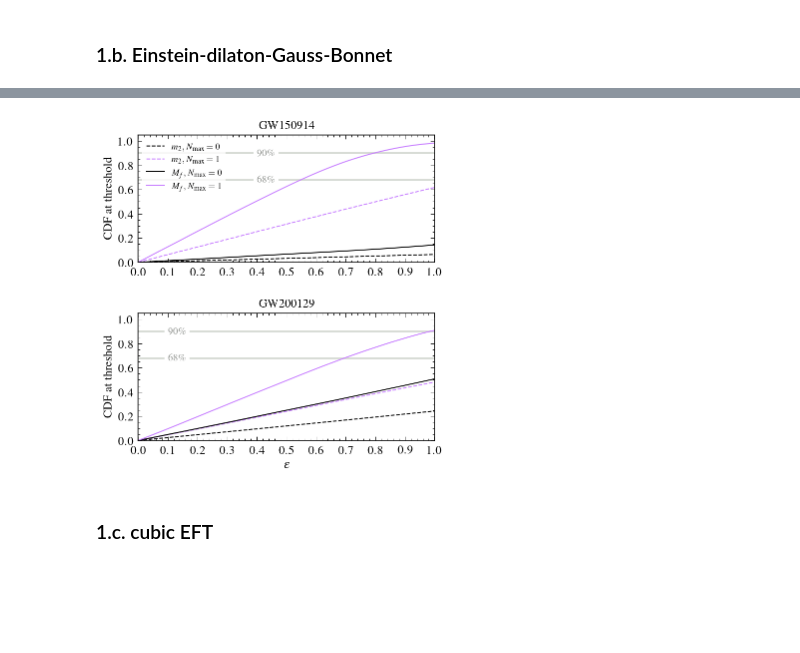
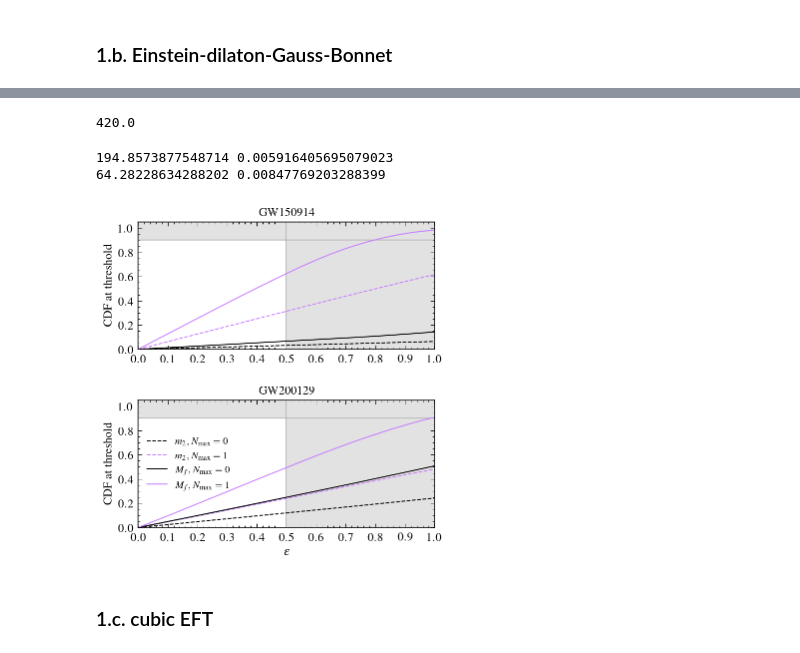
Before and after one commit to abhirup-ghosh/spinqnm, a Jupyter notebook: papers/paper_alt_theor_bounds/jnb/production_plots_all_theories.ipynb, the cells around one changed output, grey strips where cells are left out. Saved outputs shown, nothing was run; the diff lists cells and outputs as text; code cells hidden in the pictures; blank space fills up the shorter version.

```diff
--- a/papers/paper_alt_theor_bounds/jnb/production_plots_all_theories.ipynb
+++ b/papers/paper_alt_theor_bounds/jnb/production_plots_all_theories.ipynb
@@ -270,10 +321,13 @@ plt.tight_layout()
 
 for k in ('A', 'B'):
     axes[k].set_xlim(0, 1)
-    axes[k].set_ylim(0, 1.05)
+    axes[k].set_ylim(0, 1.06)
     axes[k].xaxis.set_ticks(np.arange(0, 1 + 0.1, 0.1))
-    axes[k].axhline(0.90, color='xkcd:light gray', lw=2)
-    axes[k].axhline(0.68, color='xkcd:light gray', lw=2)
+    axes[k].axhline(0.90, color='xkcd:gray', lw=1, alpha=0.5)
+    axes[k].axvline(0.50, color='xkcd:gray', lw=1, alpha=0.5)
+    axes[k].axhspan(0.9, 1.06, color='#E2E2E2')
+    axes[k].axvspan(0.5, 1.00, color='#E2E2E2')
+    # axes[k].axhline(0.68, color='xkcd:light gray', lw=2)
 
 # -------
 # Panel A
@@ -284,10 +338,10 @@ axes['A'].plot(eps_val, GW150914_mf_j0, color=clist[0], ls=lslist[1], label=r"$M
 axes['A'].plot(eps_val, GW150914_mf_j1, color=clist[1], ls=lslist[1], label=r"$M_{f}, \, j=0,1$")
 axes['A'].set_ylabel('CDF at threshold')
 axes['A'].set_title("GW150914");
-axes['A'].text(0.1, 0.90 - 0.03, r'$90\%$', fontsize=10, color='xkcd:gray', bbox=dict(boxstyle="square", ec='white', fc='white',))
-axes['A'].text(0.1, 0.68 - 0.02, r'$68\%$', fontsize=10, color='xkcd:gray', bbox=dict(boxstyle="square", ec='white', fc='white',))
+# axes['A'].text(0.1, 0.90 - 0.03, r'$90\%$', fontsize=10, color='xkcd:gray', bbox=dict(boxstyle="square", ec='white', fc='white',))
+# axes['A'].text(0.1, 0.68 - 0.02, r'$68\%$', fontsize=10, color='xkcd:gray', bbox=dict(boxstyle="square", ec='white', fc='white',))
 # axes['A'].legend(loc='lower right', frameon=False, fontsize=9, facecolor='white', edgecolor='white');
-axes['A'].yaxis.set_ticks([0, 0.2, 0.4, 0.6, 0.8, 1.0]);
+# axes['A'].yaxis.set_ticks([0, 0.2, 0.4, 0.6, 0.8, 1.0]);
 
 # -------
 # Panel B
@@ -299,9 +353,9 @@ axes['B'].plot(eps_val, GW200129_mf_j1, color=clist[1], ls=lslist[1],  label=r"$
 axes['B'].set_ylabel('CDF at threshold')
 axes['B'].set_xlabel(r'$\varepsilon$')
 axes['B'].set_title("GW200129");
-axes['B'].text(0.1, 0.90 - 0.03, r'$90\%$', fontsize=10, color='xkcd:gray', bbox=dict(boxstyle="square", ec='white', fc='white',))
-axes['B'].text(0.1, 0.68 - 0.02, r'$68\%$', fontsize=10, color='xkcd:gray', bbox=dict(boxstyle="square", ec='white', fc='white',))
-axes['B'].legend(loc='lower right', fontsize=9);
+# axes['B'].text(0.1, 0.90 - 0.03, r'$90\%$', fontsize=10, color='xkcd:gray', bbox=dict(boxstyle="square", ec='white', fc='white',))
+# axes['B'].text(0.1, 0.68 - 0.02, r'$68\%$', fontsize=10, color='xkcd:gray', bbox=dict(boxstyle="square", ec='white', fc='white',))
+axes['B'].legend(loc='lower right', fontsize=10);
 axes['B'].yaxis.set_ticks([0, 0.2, 0.4, 0.6, 0.8, 1.0]);
 
 plt.savefig('fig_output/dcs_cdf_varying_threshold.pdf')
@@ -446,3 +554,26 @@ _,       GW200129_mf_j1 = find_cdf_at_threshold(GW200129_edgb_smp_mfs_j1, l_bins
+# %%
+edgb_prior_j0[-1]
+# %% [output]
+420.0
+# %%
+edgb_joint_kde_j0_interp = ius(edgb_prior_j0, edgb_jpost_j0, k=1)
+edgb_joint_cdf_j0 = [edgb_joint_kde_j0_interp.integral(0, lmax) for lmax in np.arange(0, edgb_prior_j0[-1], 1)]
+edgb_joint_cdf_j0_interp = ius(np.arange(0, edgb_prior_j0[-1], 1), edgb_joint_cdf_j0, k=1)
+def find_x90(x): return edgb_joint_cdf_j0_interp(x) - 0.90
+edgb_joint_j0_result_90 = brentq(find_x90, 0, edgb_prior_j0[-1])
+edgb_joint_kde_j0_at_result_90 = edgb_joint_kde_j0_interp(edgb_joint_j0_result_90)
+print(edgb_joint_j0_result_90, edgb_joint_kde_j0_at_result_90)
+
+edgb_joint_kde_j1_interp = ius(edgb_prior_j1, edgb_jpost_j1, k=1)
+edgb_joint_cdf_j1 = [edgb_joint_kde_j1_interp.integral(0, lmax) for lmax in np.arange(0, edgb_prior_j1[-1], 1)]
+edgb_joint_cdf_j1_interp = ius(np.arange(0, edgb_prior_j1[-1], 1), edgb_joint_cdf_j1, k=1)
+def find_x90(x): return edgb_joint_cdf_j1_interp(x) - 0.90
+edgb_joint_j1_result_90 = brentq(find_x90, 0, edgb_prior_j1[-1])
+edgb_joint_kde_j1_at_result_90 = edgb_joint_kde_j1_interp(edgb_joint_j1_result_90)
+print(edgb_joint_j1_result_90, edgb_joint_kde_j1_at_result_90)
+# %% [output]
+194.8573877548714 0.005916405695079023
+64.28228634288202 0.00847769203288399
 # %%
 x = [['A', 'A', 'A'],
      ['B', 'B', 'B']]
@@ -457,42 +588,47 @@ for k in ('A', 'B'):
     axes[k].set_xlim(0, 1)
     axes[k].set_ylim(0, 1.05)
     axes[k].xaxis.set_ticks(np.arange(0, 1 + 0.1, 0.1))
-    axes[k].axhline(0.90, color='xkcd:light gray', lw=2)
-    axes[k].axhline(0.68, color='xkcd:light gray', lw=2)
+    # axes[k].axhline(0.90, color='xkcd:light gray', lw=2)
+    # axes[k].axhline(0.68, color='xkcd:light gray', lw=2)
+    axes[k].axhline(0.90, color='xkcd:gray', lw=1, alpha=0.5)
+    axes[k].axvline(0.50, color='xkcd:gray', lw=1, alpha=0.5)
+    axes[k].axhspan(0.9, 1.06, color='#E2E2E2')
+    axes[k].axvspan(0.5, 1.00, color='#E2E2E2')
 
 # -------
 # Panel A
 # -------
 axes['A'].plot(eps_val, GW150914_m2_j0, color=clist[0], ls=lslist[0], label=r"$m_{2}, \, N_{\rm max}=0$")
 axes['A'].plot(eps_val, GW150914_m2_j1, color=clist[1], ls=lslist[0], label=r"$m_{2}, \, N_{\rm max}=1$")
 axes['A'].plot(eps_val, GW150914_mf_j0, color=clist[0], ls=lslist[1], label=r"$M_{f}, \, N_{\rm max}=0$")
 axes['A'].plot(eps_val, GW150914_mf_j1, color=clist[1], ls=lslist[1], label=r"$M_{f}, \, N_{\rm max}=1$")
 axes['A'].set_ylabel('CDF at threshold')
 axes['A'].set_title("GW150914");
-axes['A'].text(0.4, 0.90 - 0.03, r'$90\%$', fontsize=10, color='xkcd:gray', bbox=dict(boxstyle="square", ec='white', fc='white',))
-axes['A'].text(0.4, 0.68 - 0.02, r'$68\%$', fontsize=10, color='xkcd:gray', bbox=dict(boxstyle="square", ec='white', fc='white',))
+# axes['A'].text(0.4, 0.90 - 0.03, r'$90\%$', fontsize=10, color='xkcd:gray', bbox=dict(boxstyle="square", ec='white', fc='white',))
+# axes['A'].text(0.4, 0.68 - 0.02, r'$68\%$', fontsize=10, color='xkcd:gray', bbox=dict(boxstyle="square", ec='white', fc='white',))
 # axes['A'].legend(loc='lower right', frameon=False, fontsize=9, facecolor='white', edgecolor='white');
-axes['A'].legend(loc='upper left', frameon=True, fontsize=9, facecolor='white', edgecolor='white');
+# axes['A'].legend(loc='upper left', frameon=True, fontsize=10, facecolor='white', edgecolor='white');
 axes['A'].yaxis.set_ticks([0, 0.2, 0.4, 0.6, 0.8, 1.0]);
 
 # -------
 # Panel B
 # -------
 axes['B'].plot(eps_val, GW200129_m2_j0, color=clist[0], ls=lslist[0],  label=r"$m_{2}, \, N_{\rm max}=0$")
 axes['B'].plot(eps_val, GW200129_m2_j1, color=clist[1], ls=lslist[0],  label=r"$m_{2}, \, N_{\rm max}=1$")
 axes['B'].plot(eps_val, GW200129_mf_j0, color=clist[0], ls=lslist[1],  label=r"$M_{f}, \, N_{\rm max}=0$")
 axes['B'].plot(eps_val, GW200129_mf_j1, color=clist[1], ls=lslist[1],  label=r"$M_{f}, \, N_{\rm max}=1$")
 axes['B'].set_ylabel('CDF at threshold')
 axes['B'].set_xlabel(r'$\varepsilon$')
 axes['B'].set_title("GW200129");
-axes['B'].text(0.1, 0.90 - 0.03, r'$90\%$', fontsize=10, color='xkcd:gray', bbox=dict(boxstyle="square", ec='white', fc='white',))
-axes['B'].text(0.1, 0.68 - 0.02, r'$68\%$', fontsize=10, color='xkcd:gray', bbox=dict(boxstyle="square", ec='white', fc='white',))
+# axes['B'].text(0.1, 0.90 - 0.03, r'$90\%$', fontsize=10, color='xkcd:gray', bbox=dict(boxstyle="square", ec='white', fc='white',))
+# axes['B'].text(0.1, 0.68 - 0.02, r'$68\%$', fontsize=10, color='xkcd:gray', bbox=dict(boxstyle="square", ec='white', fc='white',))
 # axes['B'].legend(loc='best', fontsize=9);
+axes['B'].legend(loc='center left', frameon=False, fontsize=10);
 axes['B'].yaxis.set_ticks([0, 0.2, 0.4, 0.6, 0.8, 1.0]);
 
 plt.savefig('fig_output/edgb_cdf_varying_threshold.pdf')
 # %% [output]
-[figure, old version]
+[figure, new version]
 # %%
 _, _ = find_bound(l_bins, GW150914_kde_j0(l_bins))
 _, _ = find_bound(l_bins, GW200129_kde_j0(l_bins))
```
Also changed, not shown: parts of 39 cells of this notebook, 2 other files.
